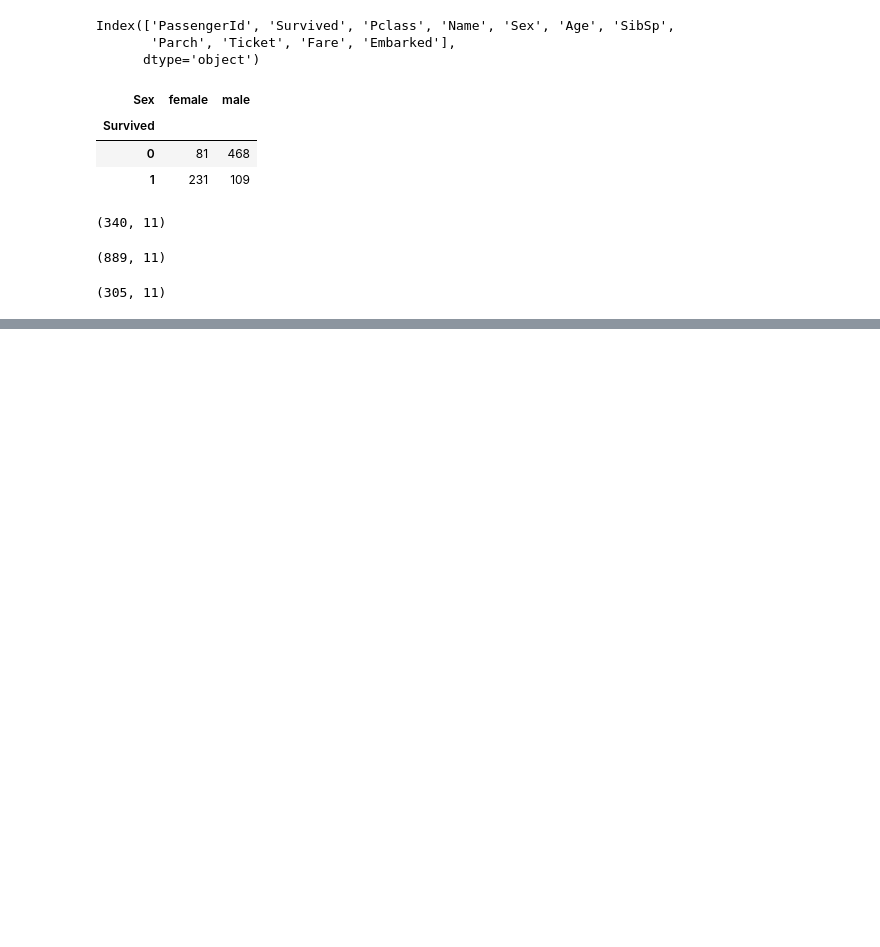
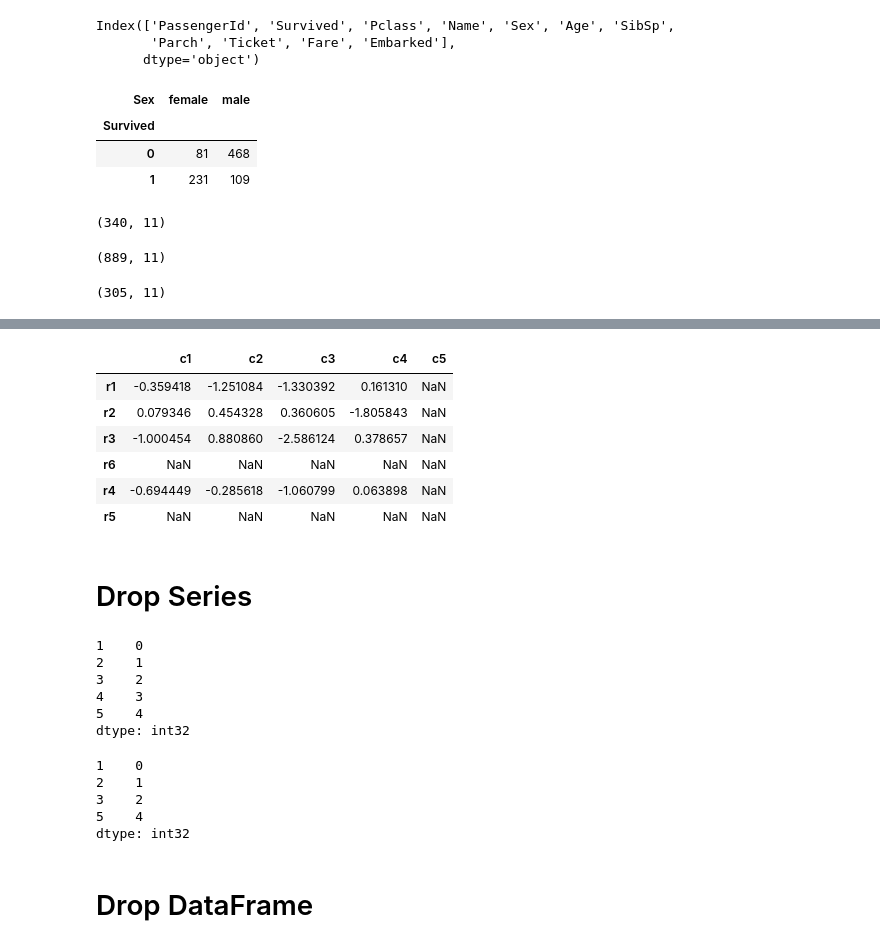
Before and after one commit to Huang-Renpeng/wanmen_newgame, a Jupyter notebook: Pandas.ipynb, the cells around one changed output, grey strips where cells are left out. Drawn from its saved outputs; the diff is of its cells as text; code cells hidden in the pictures; blank space fills up the shorter version.

```diff
--- a/Pandas.ipynb
+++ b/Pandas.ipynb
@@ -514,0 +621,3 @@ df3.shape
+# %%
+df = pd.DataFrame(np.random.randn(4,4),index=['r1','r2','r3','r4'],columns=['c1','c2','c3','c4'])
+df
@@ -514,0 +648,12 @@ df3.shape
+# %%
+df.reindex(['r1','r2','r3','r6','r4','r5'],columns=['c1','c2','c3','c4','c5'])
+# %% [output]
+|  | c1 | c2 | c3 | c4 | c5 |
+| r1 | -0.359418 | -1.251084 | -1.330392 | 0.161310 | NaN |
+| r2 | 0.079346 | 0.454328 | 0.360605 | -1.805843 | NaN |
+| r3 | -1.000454 | 0.880860 | -2.586124 | 0.378657 | NaN |
+| r6 | NaN | NaN | NaN | NaN | NaN |
+| r4 | -0.694449 | -0.285618 | -1.060799 | 0.063898 | NaN |
+| r5 | NaN | NaN | NaN | NaN | NaN |
+# %% [markdown]
+# Drop Series
@@ -514,0 +663,20 @@ df3.shape
+# %%
+s1 = pd.Series(np.arange(5),index=[1,2,3,4,5])
+s1
+# %% [output]
+1    0
+2    1
+3    2
+4    3
+5    4
+dtype: int32
+# %%
+s1.drop(4)
+# %% [output]
+1    0
+2    1
+3    2
+5    4
+dtype: int32
+# %% [markdown]
+# Drop DataFrame
```
Also changed, not shown: parts of 78 cells of this notebook, 5 other files.
